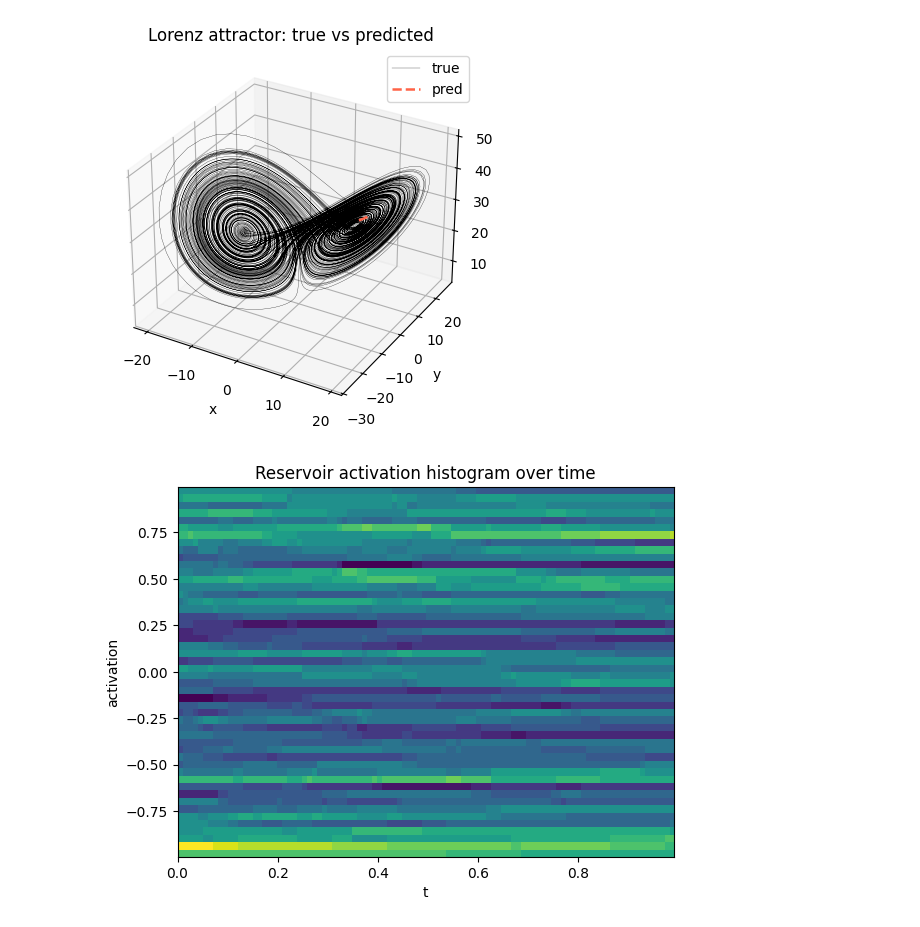
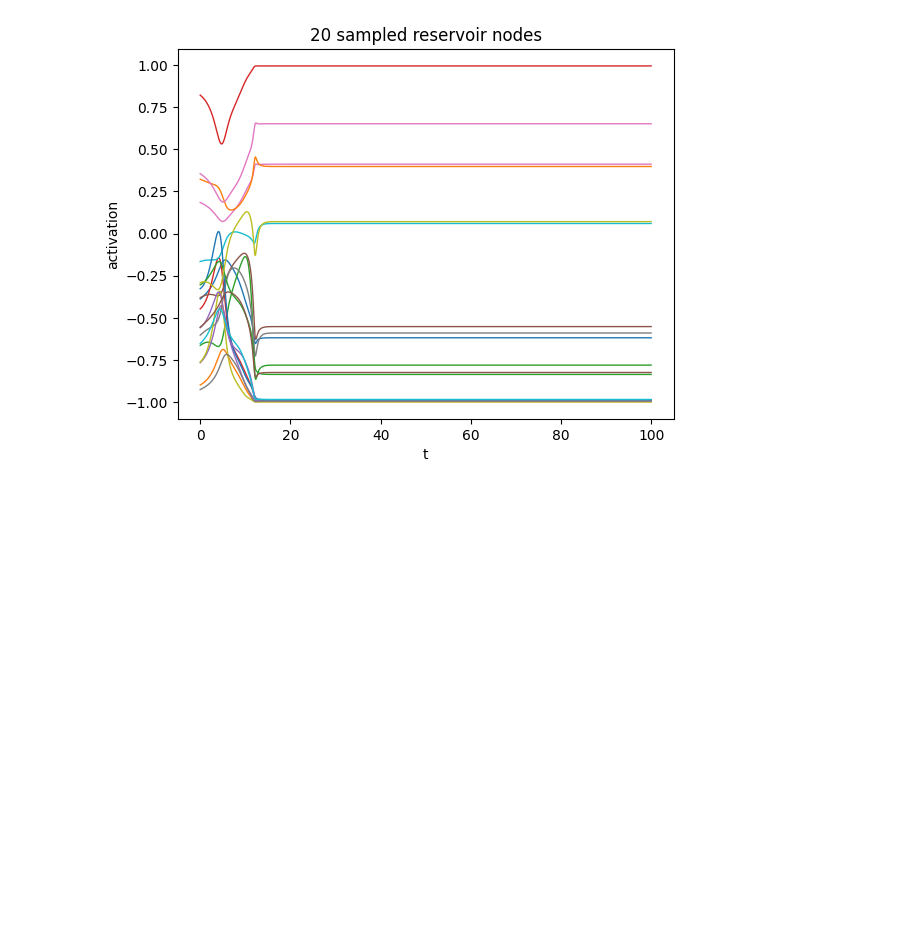
Before and after one commit to bs-machinelearning/reservoir-computing-research, a Jupyter notebook: 4. Reference/main.ipynb, the cells around one changed output. Cells and saved outputs as stored; diff of their text form; code cells hidden in the pictures; blank space fills up the shorter version.

Commit message:
Re Run
Something seems to be wrong with the plots

```diff
--- a/4. Reference/main.ipynb
+++ b/4. Reference/main.ipynb
@@ -8,8 +8,6 @@ W, W_in, W_out, r, true = setup_reservoir(file_path)
 R = run_simulation(W, W_in, W_out, r)
 # %%
 # plotting here
-plot_lorenz_3d(R, W_out, true)
-plot_state_sand(R)
+plot_sampled_nodes(R)
 # %% [output]
-[figure, old version]
+[figure, new version]
-[figure, removed]
```
Also changed, not shown: 1 other file.
